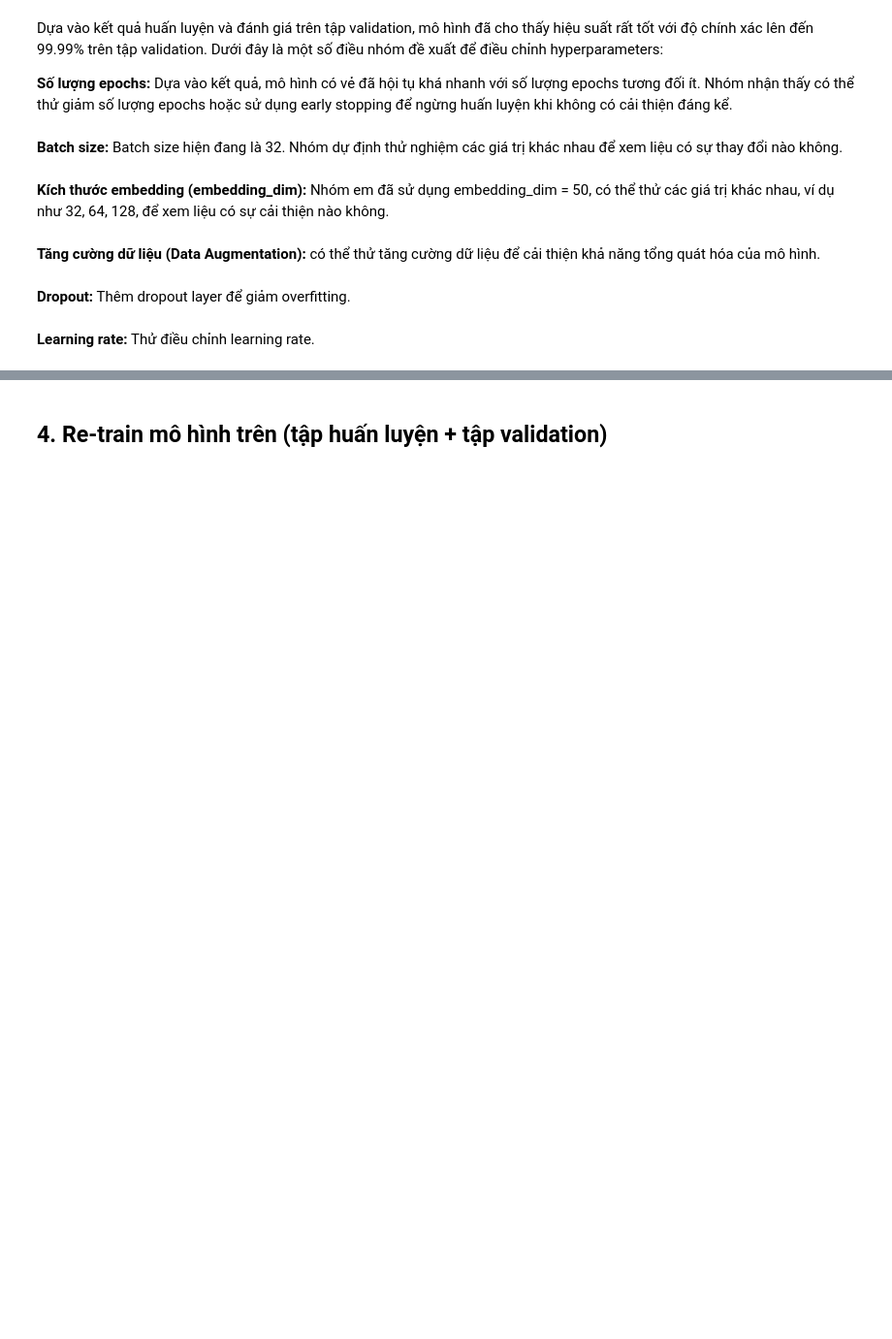
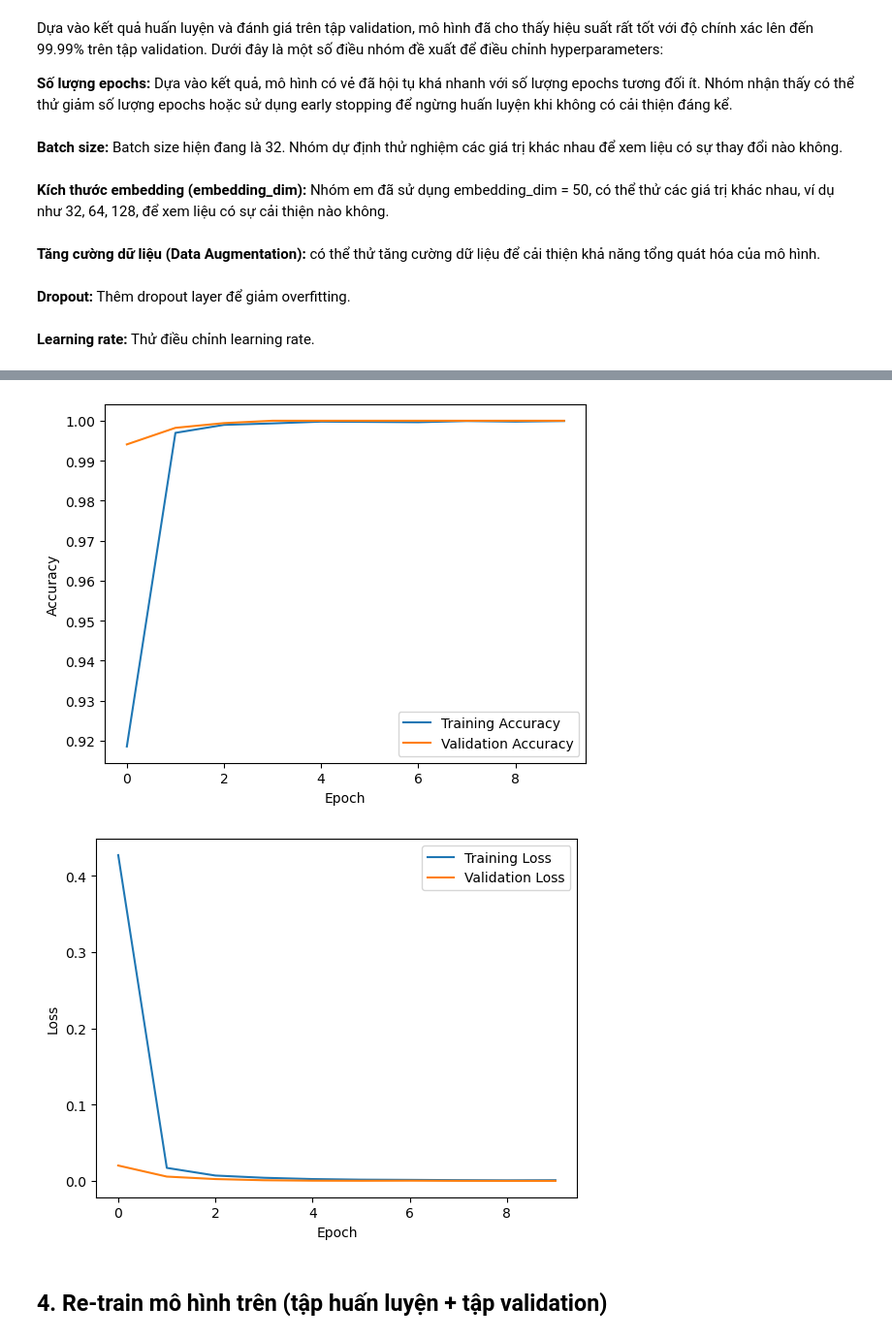
Before and after one commit to 21127017/HKDL-WeatherAnalysis, a Jupyter notebook: notebook/weather_data_model.ipynb, the cells around one changed output, grey strips where cells are left out. Shown at 97% size. Cells and saved outputs as stored; diff of their text form; code cells hidden in the pictures; blank space fills up the shorter version.

```diff
--- a/notebook/weather_data_model.ipynb
+++ b/notebook/weather_data_model.ipynb
@@ -549,0 +429,35 @@ Epoch 10/10
+# %%
+# Xây dựng mô hình
+embedding_dim = 50
+model = Sequential()
+model.add(Embedding(input_dim=max_vocab_size, output_dim=embedding_dim, input_length=max_len))
+model.add(Flatten())
+model.add(Dense(128, activation='relu'))
+model.add(Dropout(0.5))  # Thêm Dropout Layer để giảm overfitting
+model.add(Dense(len(le.classes_), activation='softmax'))
+
+# Biên soạn mô hình
+model.compile(optimizer='adam', loss='sparse_categorical_crossentropy', metrics=['accuracy'])
+
+# Sử dụng Early Stopping để ngừng huấn luyện khi không có cải thiện trên tập validation
+early_stopping = EarlyStopping(monitor='val_loss', patience=3, restore_best_weights=True)
+
+# Huấn luyện mô hình trên tập huấn luyện và đánh giá trên tập validation
+history = model.fit(X_train, y_train, epochs=10, batch_size=32, validation_data=(X_val, y_val), callbacks=[early_stopping])
+
+# Biểu đồ accuracy
+plt.plot(history.history['accuracy'], label='Training Accuracy')
+plt.plot(history.history['val_accuracy'], label='Validation Accuracy')
+plt.xlabel('Epoch')
+plt.ylabel('Accuracy')
+plt.legend()
+plt.show()
+
+# Biểu đồ loss
+plt.plot(history.history['loss'], label='Training Loss')
+plt.plot(history.history['val_loss'], label='Validation Loss')
+plt.xlabel('Epoch')
+plt.ylabel('Loss')
+plt.legend()
+plt.show()
+# %% [output]
@@ -550,3 +484,5 @@ Epoch 10/10
+[figure, added]
+[figure, added]
 # %% [markdown]
 ## 4. Re-train mô hình trên (tập huấn luyện + tập validation)
 # %%
```
Also changed, not shown: parts of 17 cells of this notebook.
